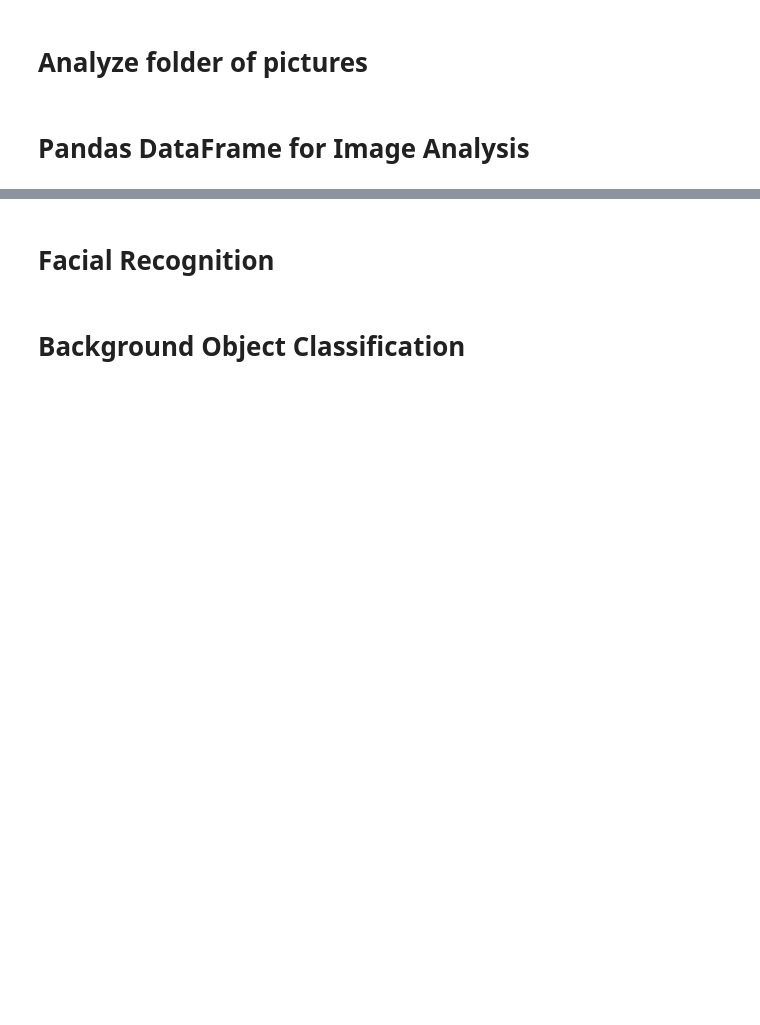
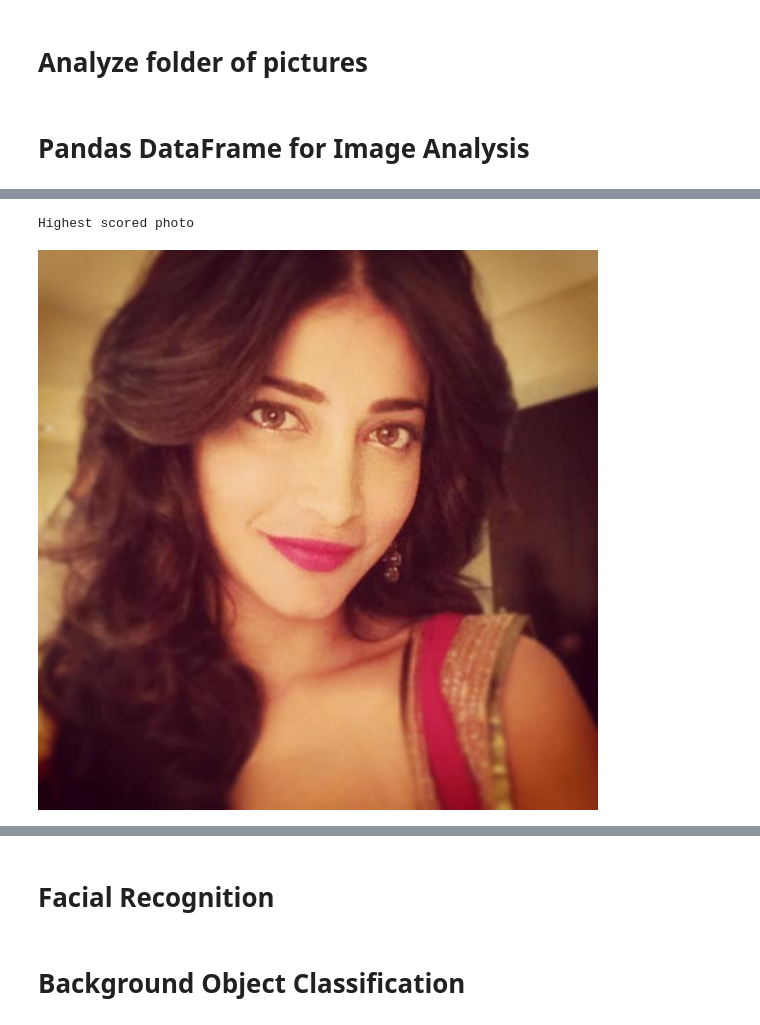
Before and after one commit to acklab-ae/photocentric, a Jupyter notebook: popularity_check.ipynb, the cells around one changed output, grey strips where cells are left out. Cells and saved outputs as stored; diff of their text form; code cells hidden in the pictures; blank space fills up the shorter version.

```diff
--- a/popularity_check.ipynb
+++ b/popularity_check.ipynb
@@ -76,4 +79,4 @@ for i in tqdm(list_of_files):
 # %%
 import pandas as pd
 # %%
-df = pd.read_csv('analysis.log')
+df = pd.read_csv('images.log')
@@ -80,2 +92,3 @@ df = pd.read_csv('analysis.log')
 # %%
-df.sort_values(by=['score'], ascending=False)
+df.sort_values(by=['score'], ascending=False, inplace=True)
+df.reset_index(drop=True, inplace=True)
@@ -100,0 +104,7 @@ df.sort_values(by=['score'], ascending=False)
+# %%
+print('Highest scored photo')
+from IPython.display import Image
+Image(filename=df['image'][0])
+# %% [output]
+Highest scored photo
+[figure, added]
```
Also changed, not shown: parts of 6 cells of this notebook.
